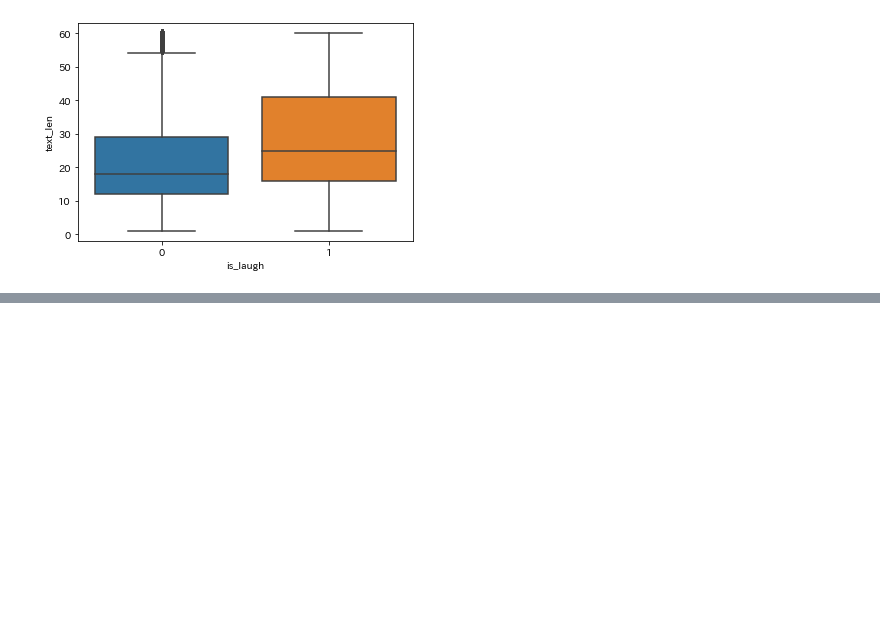
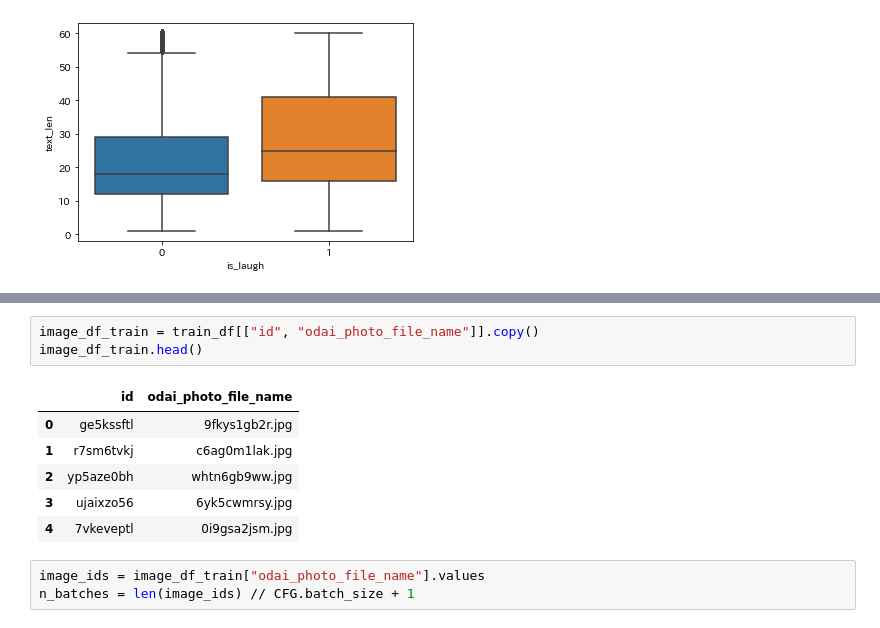
Before and after one commit to monta0315/bokete, a Jupyter notebook: bokete.ipynb, the cells around one changed output, grey strips where cells are left out. Drawn from its saved outputs; the diff is of its cells as text; blank space fills up the shorter version.

```diff
--- a/bokete.ipynb
+++ b/bokete.ipynb
@@ -175,0 +262,13 @@ sns.boxplot(x="is_laugh", y="text_len", data=train_df)
+# %%
+image_df_train = train_df[["id", "odai_photo_file_name"]].copy()
+image_df_train.head()
+# %% [output]
+|  | id | odai_photo_file_name |
+| 0 | ge5kssftl | 9fkys1gb2r.jpg |
+| 1 | r7sm6tvkj | c6ag0m1lak.jpg |
+| 2 | yp5aze0bh | whtn6gb9ww.jpg |
+| 3 | ujaixzo56 | 6yk5cwmrsy.jpg |
+| 4 | 7vkeveptl | 0i9gsa2jsm.jpg |
+# %%
+image_ids = image_df_train["odai_photo_file_name"].values
+n_batches = len(image_ids) // CFG.batch_size + 1
```
Also changed, not shown: parts of 33 cells of this notebook.
